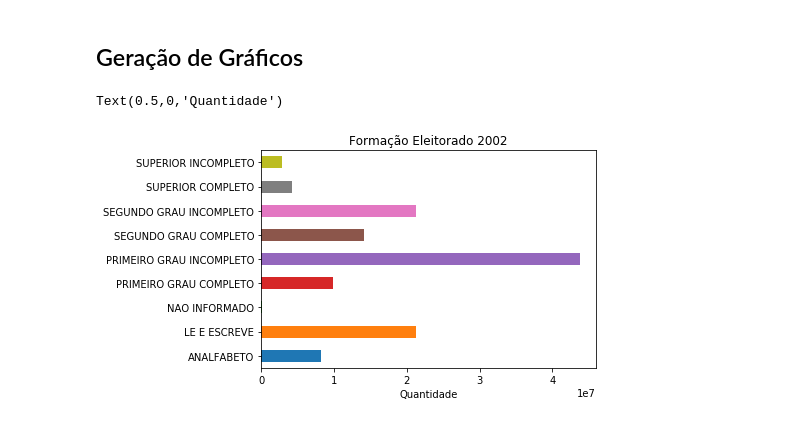
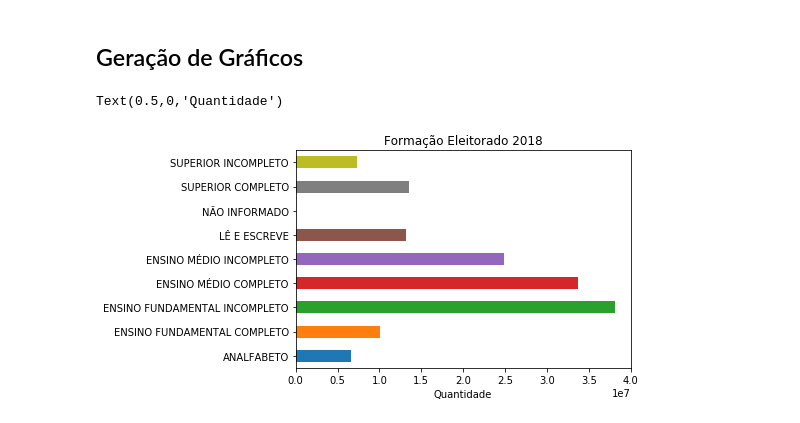
Before and after one commit to doricardo-zz/eleicoes-brasil, a Jupyter notebook: perfil-eleitorado.ipynb, the cells around one changed output. Saved outputs shown, nothing was run; the diff lists cells and outputs as text; code cells hidden in the pictures.

```diff
--- a/perfil-eleitorado.ipynb
+++ b/perfil-eleitorado.ipynb
@@ -9 +25,9 @@ df.columns = ['ano', 'uf', 'cidade', 'codigo', 'fator', 'sexo', 'idade', 'formac
+# %%
+df = df_2002.append(df_2006)
+# %%
+df = df.append(df_2010)
+# %%
+df = df.append(df_2014)
+# %%
+df = df.append(df_2018)
 # %%
@@ -47,9 +120,9 @@ Name: qtd, dtype: int64
 # %% [markdown]
 ## Geração de Gráficos
 # %%
-hist = df.groupby(['formacao']).sum()['qtd'].plot.barh(title="Formação Eleitorado 2002")
+hist = df.groupby(['formacao']).sum()['qtd'].plot.barh(title="Formação Eleitorado 2018")
 hist.set_ylabel('')
 hist.set_xlabel('Quantidade')
 # %% [output]
 Text(0.5,0,'Quantidade')
-[figure, old version]
+[figure, new version]
```
Also changed, not shown: parts of 12 cells of this notebook, 1 other file.
